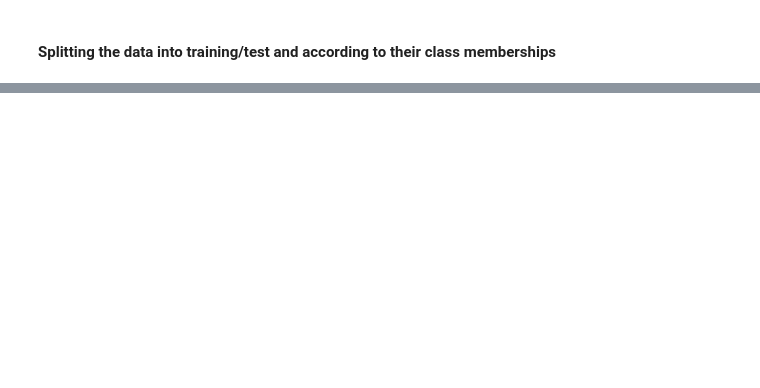
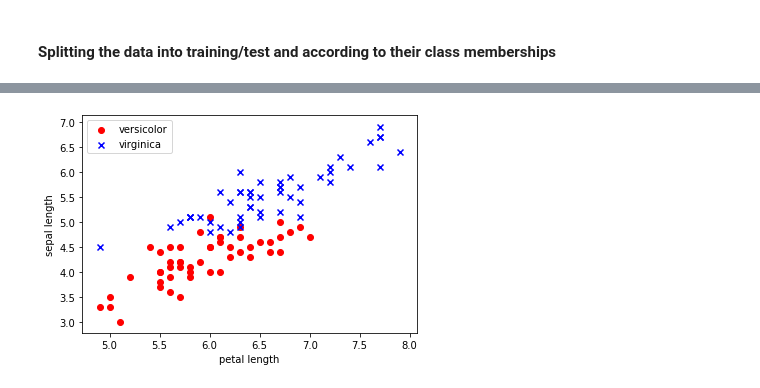
Before and after one commit to oleksa-oleksa/Machine_Learning, a Jupyter notebook: Perceptron.ipynb, the cells around one changed output, grey strips where cells are left out. Saved outputs shown, nothing was run; the diff lists cells and outputs as text; code cells hidden in the pictures; blank space fills up the shorter version.

```diff
--- a/Perceptron.ipynb
+++ b/Perceptron.ipynb
@@ -126,0 +150,9 @@ TypeError: unsupported operand type(s) for -: 'str' and 'float'
+# %%
+plt.scatter(X_vers_virg[:50, 0], X_vers_virg[:50, 1], color='red', marker='o', label='versicolor')
+plt.scatter(X_vers_virg[50:100, 0], X_vers_virg[50:100, 1], color='blue', marker='x', label='virginica')
+plt.xlabel('petal length')
+plt.ylabel('sepal length')
+plt.legend(loc='upper left')
+plt.show()
+# %% [output]
+[figure, added]
```
Also changed, not shown: parts of 9 cells of this notebook.
